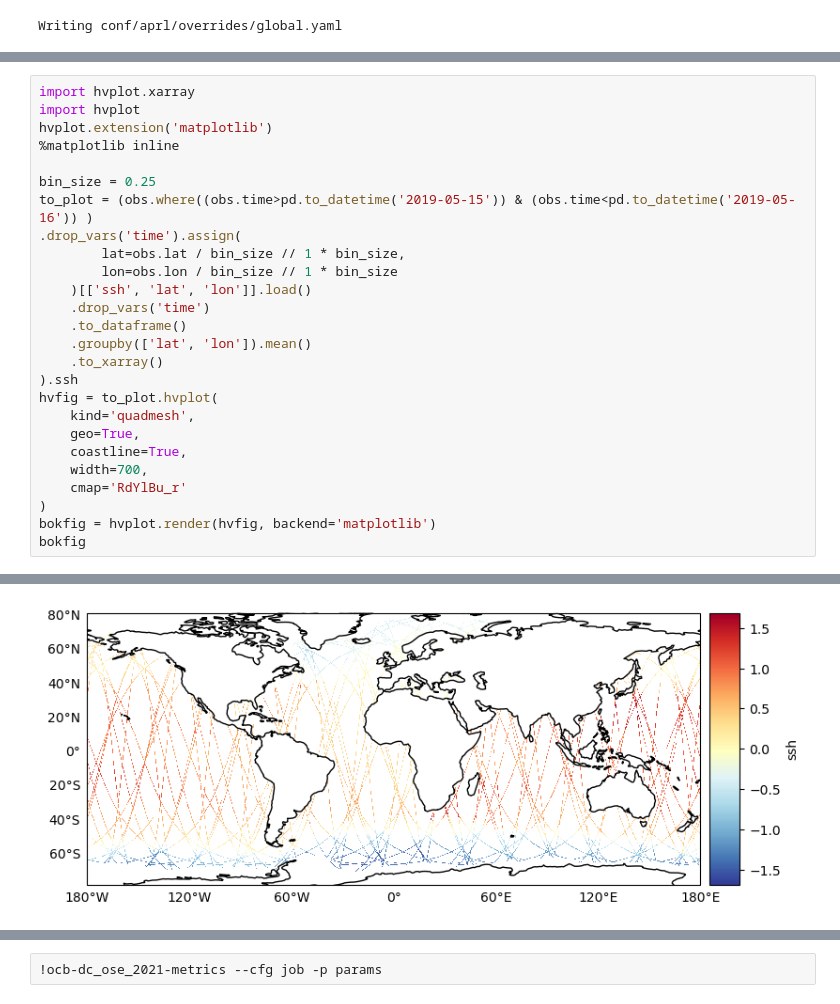
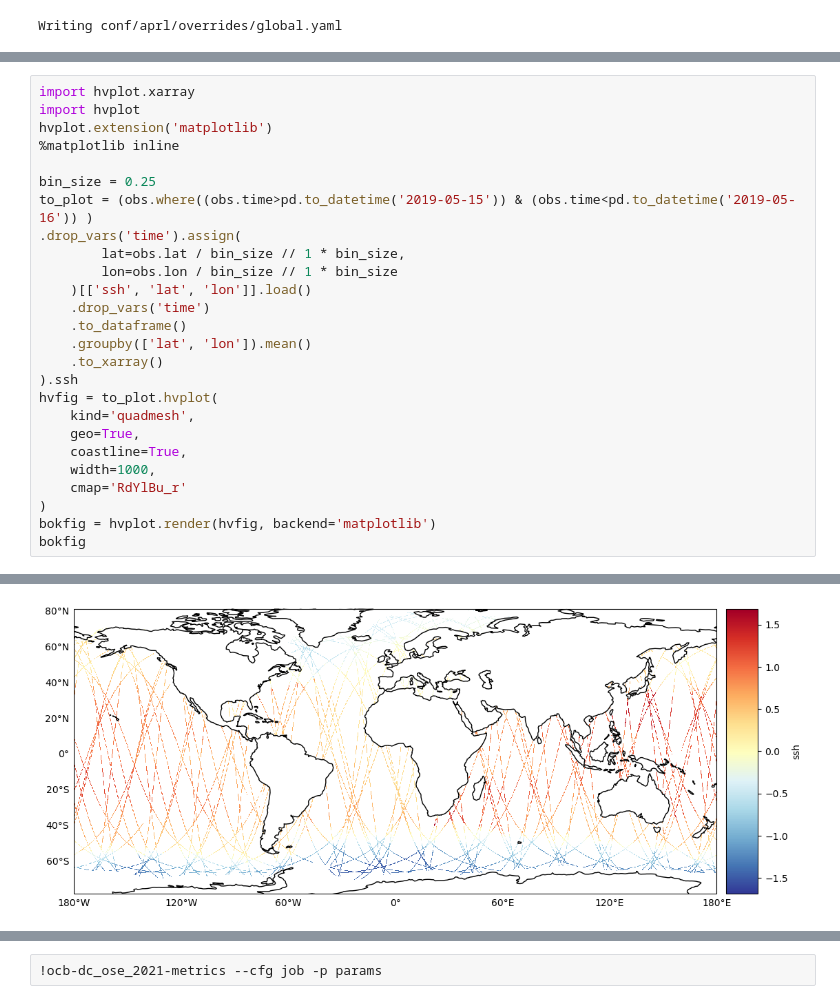
Before and after one commit to quentinf00/ocb-dc-ose-2021, a Jupyter notebook: _sources/ocb_dc_ose_2021_global.ipynb, the cells around one changed output, grey strips where cells are left out. Drawn from its saved outputs; the diff is of its cells as text.

```diff
--- a/_sources/ocb_dc_ose_2021_global.ipynb
+++ b/_sources/ocb_dc_ose_2021_global.ipynb
@@ -204,35 +205,35 @@ DT Cryosat-2 Global Ocean Along track SSALTO/DUACS Sea Surface Height L3 product
 import hvplot.xarray
 import hvplot
 hvplot.extension('matplotlib')
 %matplotlib inline
 
 bin_size = 0.25
 to_plot = (obs.where((obs.time>pd.to_datetime('2019-05-15')) & (obs.time<pd.to_datetime('2019-05-16')) )
 .drop_vars('time').assign(
         lat=obs.lat / bin_size // 1 * bin_size,
         lon=obs.lon / bin_size // 1 * bin_size
     )[['ssh', 'lat', 'lon']].load()
     .drop_vars('time')
     .to_dataframe()
     .groupby(['lat', 'lon']).mean()
     .to_xarray()
 ).ssh
 hvfig = to_plot.hvplot(
     kind='quadmesh',
     geo=True,
     coastline=True,
-    width=700,
+    width=1000,
     cmap='RdYlBu_r'
 )
 bokfig = hvplot.render(hvfig, backend='matplotlib')
 bokfig
 # %% [output]
 [interactive output not drawn]
 [interactive output not drawn]
 [interactive output not drawn]
 [interactive output not drawn]
 [interactive output not drawn]
-[figure, old version]
+[figure, new version]
 # %%
 !wget https://gist.githubusercontent.com/quentinf00/2d034392ee9b385fb4de3c8628bfc844/raw/aaeaed8ce5a1559507be8dd52e37c134f777192c/patcher_oi_torch.py
 # %% [output]
```
Also changed, not shown: parts of 10 cells of this notebook, 7 other files.
